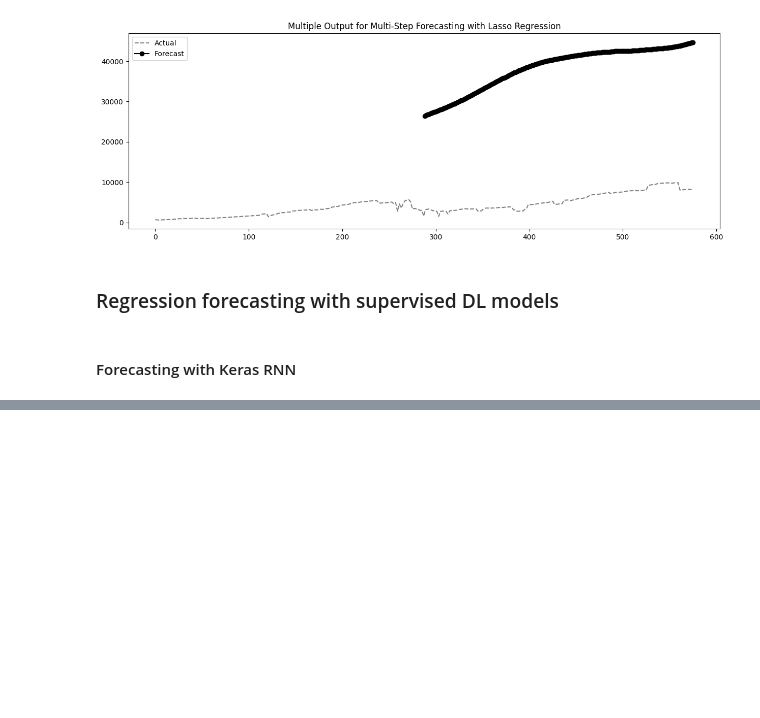
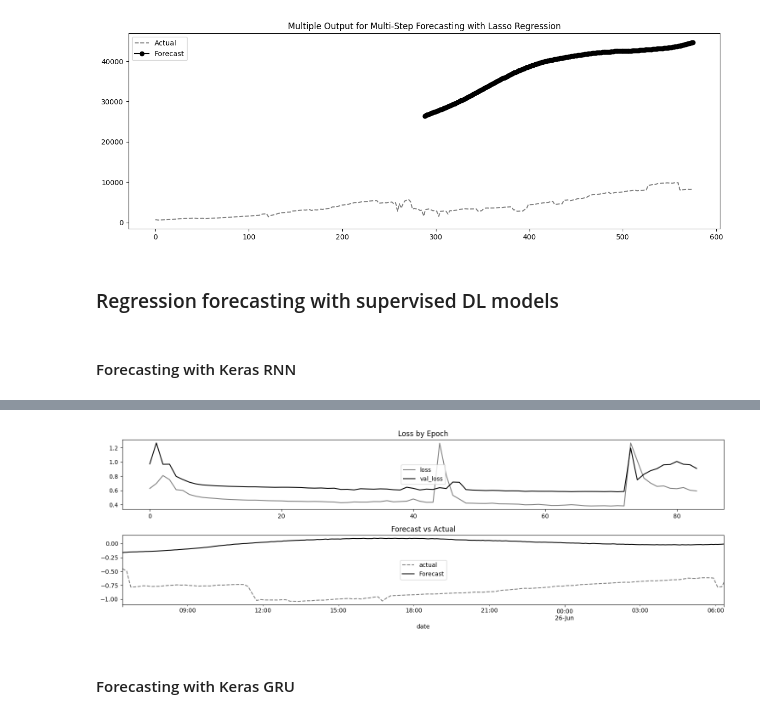
Before and after one commit to ari-apc-lab/croupier, a Jupyter notebook: forecast/forecasting/forecasting.ipynb, the cells around one changed output, grey strips where cells are left out. Saved outputs shown, nothing was run; the diff lists cells and outputs as text; code cells hidden in the pictures; blank space fills up the shorter version.

Commit message:
feat: progress in forecasting

```diff
--- a/forecast/forecasting/forecasting.ipynb
+++ b/forecast/forecasting/forecasting.ipynb
@@ -781,0 +796,12 @@ plot_multistep_forecast(model_RNN_multistep, x_test, y_test, test_df.index[0:per
+# %%
+def create_LSTM_multistep_model(train, units, y, dropout=0.2):
+    model = keras.Sequential()
+    model.add(LSTM(units=units, input_shape=(train.shape[1], train.shape[2])))
+    model.add(Dropout(dropout))
+    model.add(Dense(y.shape[1]))
+    return model
+
+tf.keras.backend.clear_session()
+model_LSTM_multistep = create_LSTM_multistep_model(train=x_train, y=y_train, units=y_train.shape[1])
+
+history_a_LSTM_multistep = train_model_ts(model_LSTM_multistep, x_train, y_train, x_val, y_val)
@@ -781,0 +835,3 @@ plot_multistep_forecast(model_RNN_multistep, x_test, y_test, test_df.index[0:per
+# %%
+plot_multistep_forecast(model_LSTM_multistep, x_test, y_test, test_df.index[0:period], history_a_LSTM_multistep)
+# %% [output]
@@ -781,0 +839,3 @@ plot_multistep_forecast(model_RNN_multistep, x_test, y_test, test_df.index[0:per
+[figure, added]
+# %% [markdown]
+#### Forecasting with Keras GRU
```
Also changed, not shown: parts of 22 cells of this notebook.
